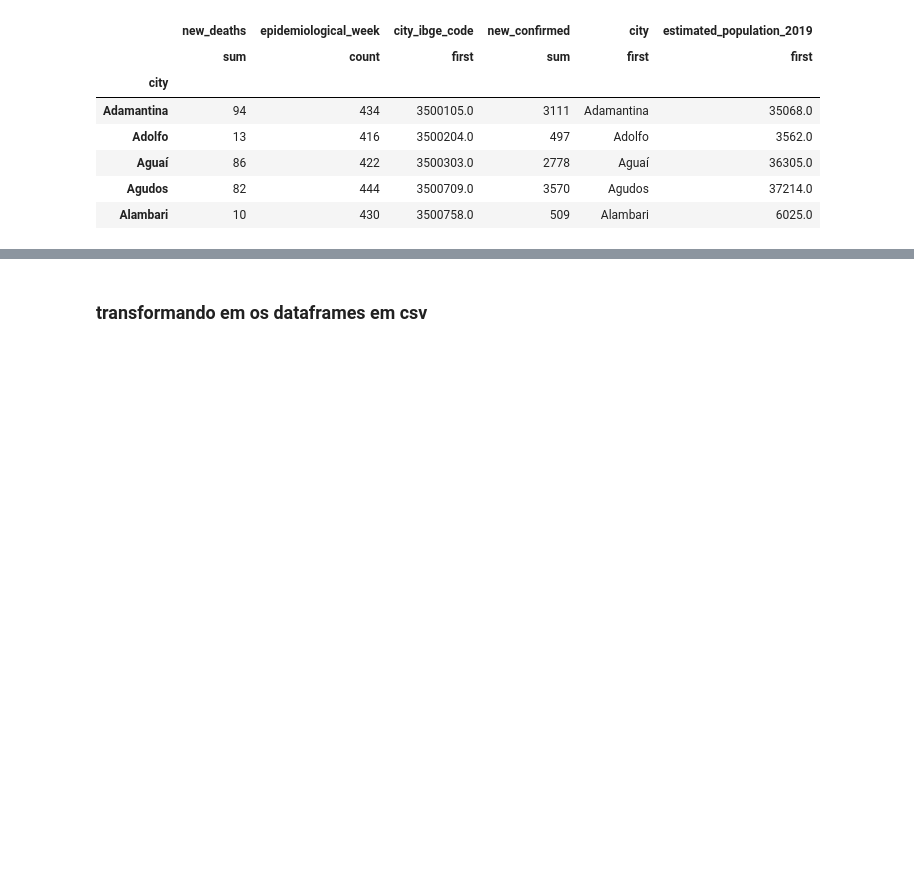
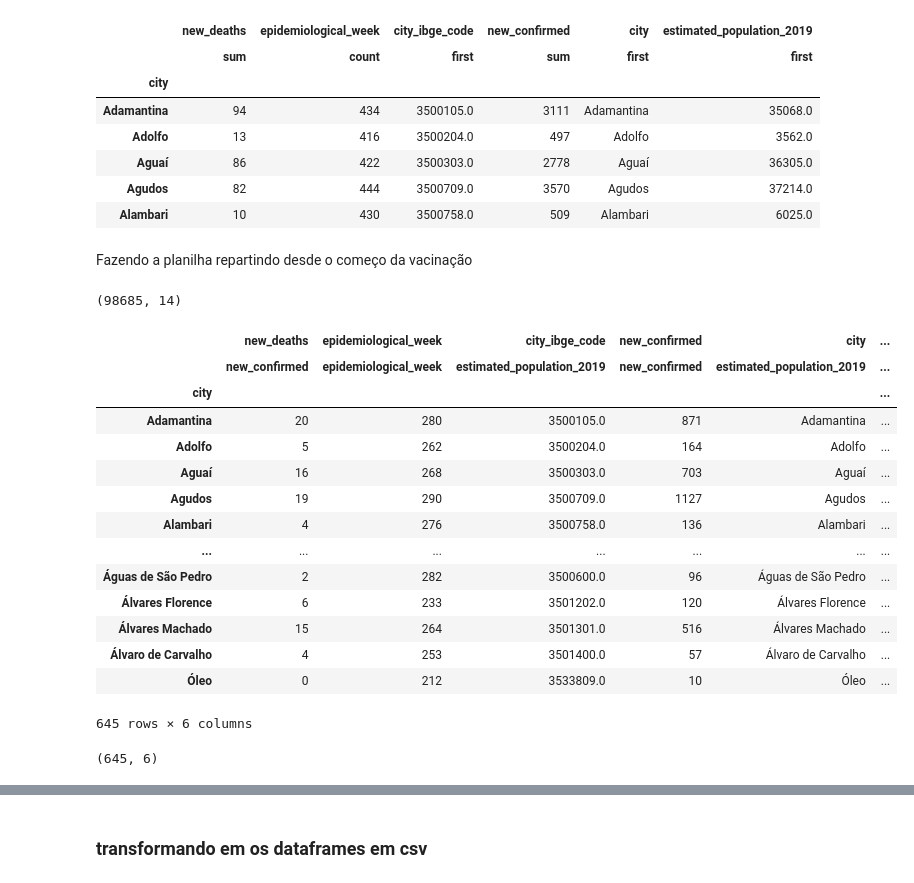
Before and after one commit to natfontanesi/Projeto_Modulo_4, a Jupyter notebook: Notebooks/Projeto_4.ipynb, the cells around one changed output, grey strips where cells are left out. Saved outputs shown, nothing was run; the diff lists cells and outputs as text; code cells hidden in the pictures; blank space fills up the shorter version.

```diff
--- a/Notebooks/Projeto_4.ipynb
+++ b/Notebooks/Projeto_4.ipynb
@@ -72,3 +79,0 @@ sp.head()
-# %%
-sp_estado=sp.loc[sp['city'].isnull()]# pegando as linhas que sereferem somente ao estado de São Paulo
-sp=sp.dropna()# tirando as linhas nulas.
@@ -140,3 +143,39 @@ planilha1.head()
 | Aguaí | 86 | 422 | 3500303.0 | 2778 | Aguaí | 36305.0 |
 | Agudos | 82 | 444 | 3500709.0 | 3570 | Agudos | 37214.0 |
 | Alambari | 10 | 430 | 3500758.0 | 509 | Alambari | 6025.0 |
+# %% [markdown]
+Fazendo a planilha repartindo desde o começo da vacinação
+# %%
+antes_vacinacao = sp[sp['date']< '2021-01-17']
+antes_vacinacao.shape
+# %%
+depois_vacinacao = sp[sp['date']> '2021-01-17']
+depois_vacinacao.shape
+# %% [output]
+(98685, 14)
+# %%
+pln_antes_vacinacao=antes_vacinacao.groupby('city').agg(
+    {'new_deaths': ['sum'], 'epidemiological_week': ['count'],'city_ibge_code': ['first'],
+     'new_confirmed':['sum'],'city':['first'],'estimated_population_2019':['first']})
+# %%
+pln_antes_vacinacao.rename({'sum': 'new_deaths','count': 'epidemiological_week', 'first': 'city_ibge_code','sum':'new_confirmed','first': 'city' ,'first':'estimated_population_2019'}, axis=1)
+# %% [output]
+|  | new_deaths | epidemiological_week | city_ibge_code | new_confirmed | city | ... |
+|  | new_confirmed | epidemiological_week | estimated_population_2019 | new_confirmed | estimated_population_2019 | ... |
+| city |  |  |  |  |  | ... |
+| Adamantina | 20 | 280 | 3500105.0 | 871 | Adamantina | ... |
+| Adolfo | 5 | 262 | 3500204.0 | 164 | Adolfo | ... |
+| Aguaí | 16 | 268 | 3500303.0 | 703 | Aguaí | ... |
+| Agudos | 19 | 290 | 3500709.0 | 1127 | Agudos | ... |
+| Alambari | 4 | 276 | 3500758.0 | 136 | Alambari | ... |
+| ... | ... | ... | ... | ... | ... | ... |
+| Águas de São Pedro | 2 | 282 | 3500600.0 | 96 | Águas de São Pedro | ... |
+| Álvares Florence | 6 | 233 | 3501202.0 | 120 | Álvares Florence | ... |
+| Álvares Machado | 15 | 264 | 3501301.0 | 516 | Álvares Machado | ... |
+| Álvaro de Carvalho | 4 | 253 | 3501400.0 | 57 | Álvaro de Carvalho | ... |
+| Óleo | 0 | 212 | 3533809.0 | 10 | Óleo | ... |
+645 rows × 6 columns
+# %%
+pln_antes_vacinacao.shape
+# %% [output]
+(645, 6)
```
Also changed, not shown: parts of 23 cells of this notebook.
